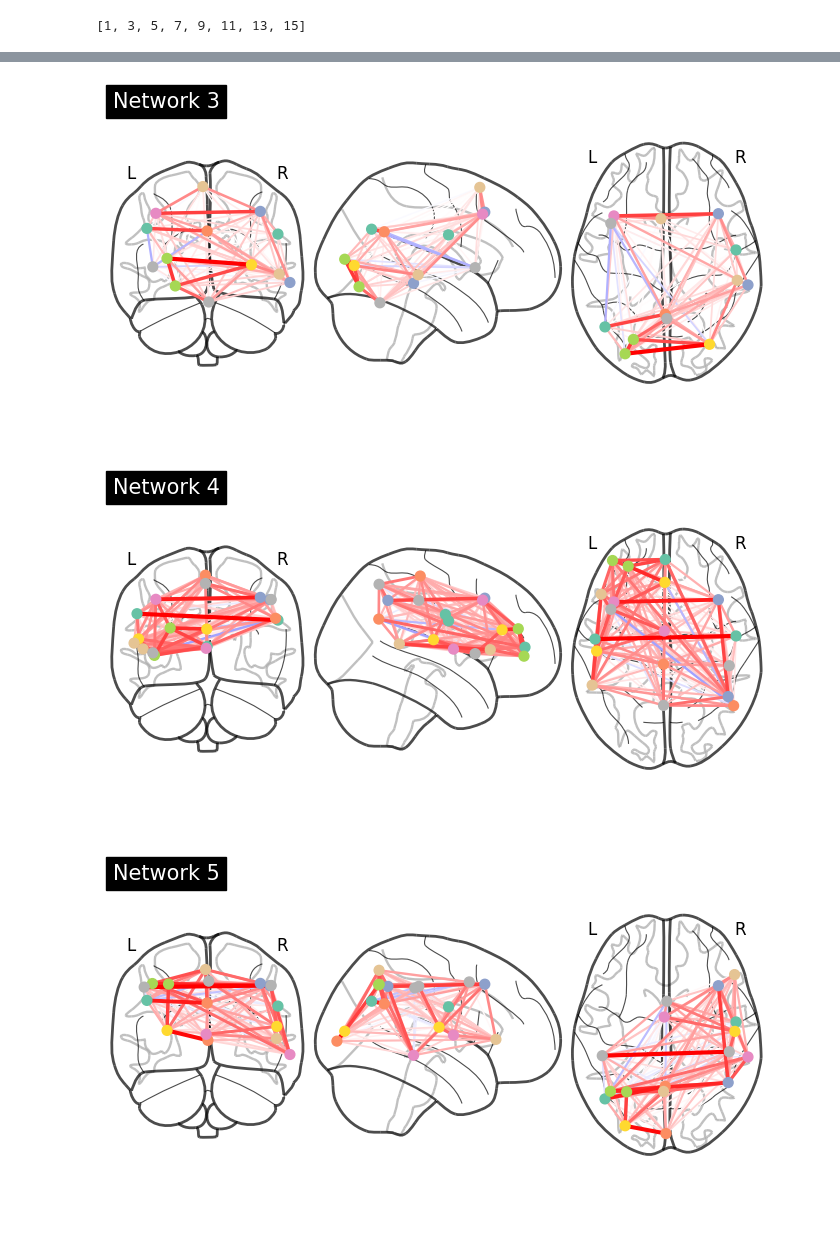
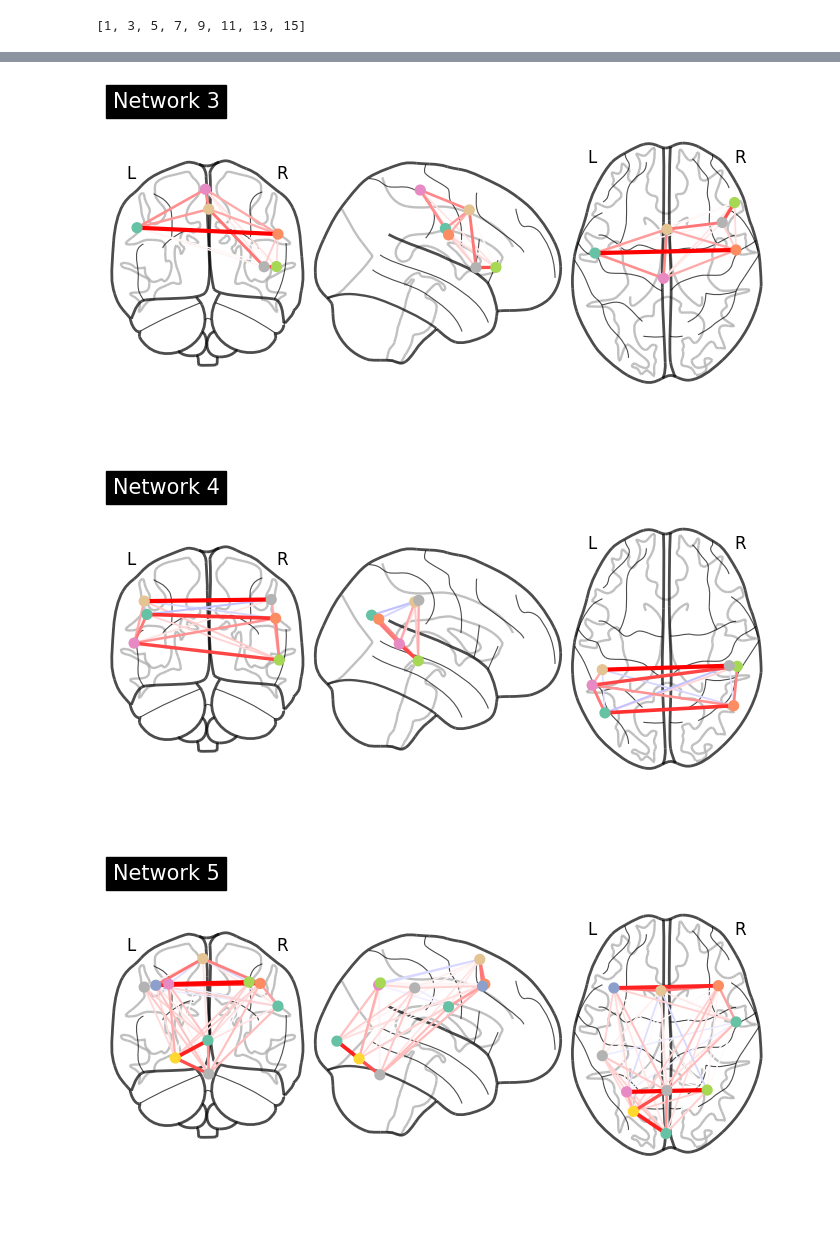
Before and after one commit to ntolley/metanets, a Jupyter notebook: notebooks/autoencoder_networks.ipynb, the cells around one changed output, grey strips where cells are left out. Cells and saved outputs as stored; diff of their text form; code cells hidden in the pictures.

```diff
--- a/notebooks/autoencoder_networks.ipynb
+++ b/notebooks/autoencoder_networks.ipynb
@@ -33,6 +35,9 @@ n_subjects = len(np.unique(df['subj'].values))
 
 time_series = df.iloc[:,:-1].values
 
+pca = PCA(n_components=39)
+points = pca.fit_transform(time_series)
+
 correlation_matrix = np.corrcoef(time_series.T)
 # %%
 with open('../data/ann_bottleneck_sweep_results.pkl', 'rb') as f:
@@ -93,0 +119,3 @@ array([1.440445  , 0.16163743, 0.48895395, 1.2733436 , 0.18634976,
+# %%
+ae_functional_networks, ae_coords_list, ae_region_list = get_autoencoder_networks()
+pca_functional_networks, pca_coords_list, pca_region_list = get_pca_networks()
@@ -94,7 +168,6 @@ array([1.440445  , 0.16163743, 0.48895395, 1.2733436 , 0.18634976,
 # %%
-coords = atlas.region_coords
 
-for net_idx in range(bottleneck):
-    plotting.plot_connectome(functional_networks[net_idx], coords_list[net_idx], title=f'Network {net_idx}')
+for net_idx in range(8):
+    plotting.plot_connectome(pca_functional_networks[net_idx], pca_coords_list[net_idx], title=f'Network {net_idx}')
 # plotting.show()
 # %% [output]
@@ -104,3 +177,3 @@ for net_idx in range(bottleneck):
-[figure, old version]
+[figure, new version]
-[figure, old version]
+[figure, new version]
-[figure, old version]
+[figure, new version]
```
Also changed, not shown: parts of 10 cells of this notebook.
